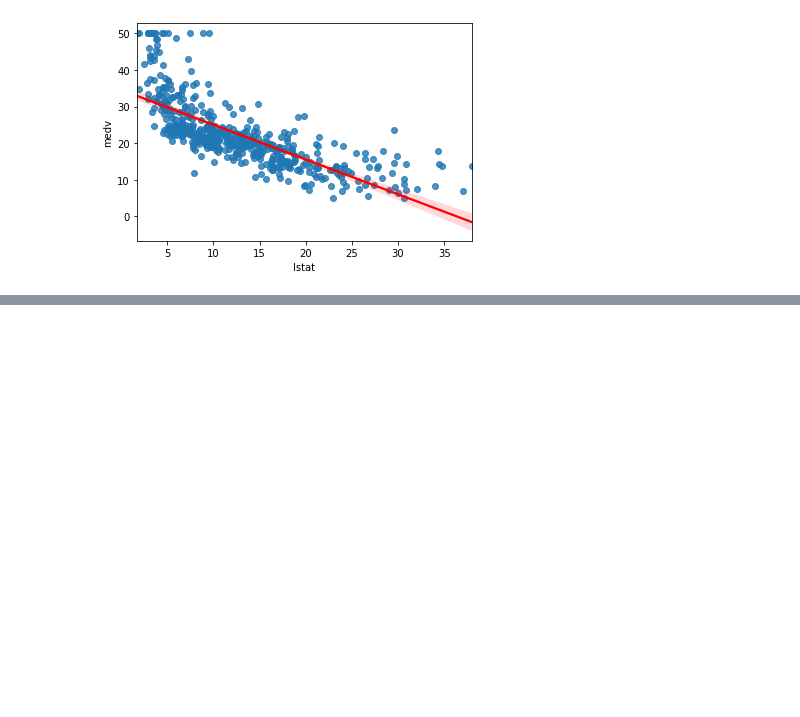
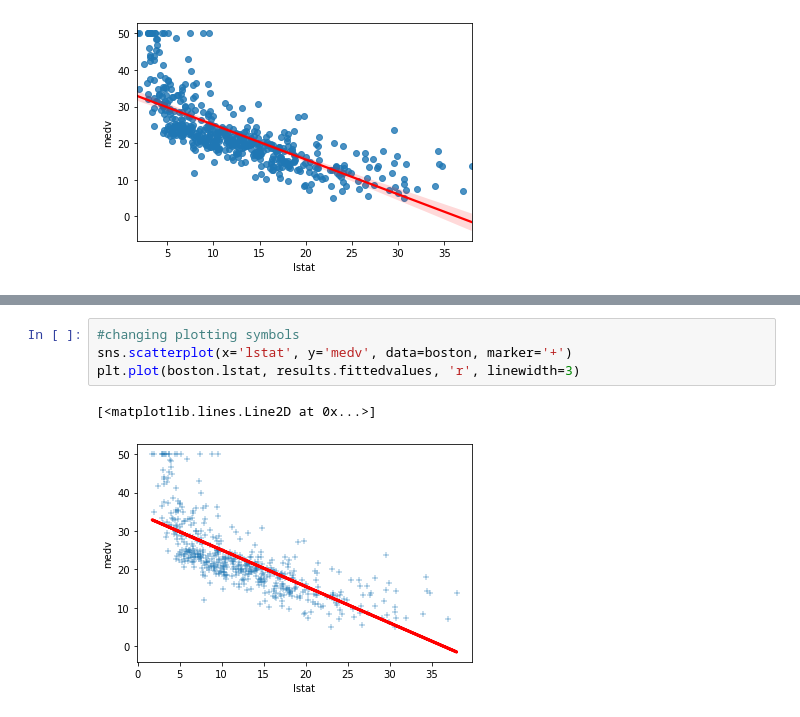
Before and after one commit to JESurzyn/intro_stat_learning_Python, a Jupyter notebook: Chapter_3_Lab.ipynb, the cells around one changed output, grey strips where cells are left out. Drawn from its saved outputs; the diff is of its cells as text; blank space fills up the shorter version.

```diff
--- a/Chapter_3_Lab.ipynb
+++ b/Chapter_3_Lab.ipynb
@@ -113,0 +121,7 @@ sns.regplot(x='lstat', y='medv', data=boston, line_kws = {'color': 'red'})
+# %%
+#changing plotting symbols
+sns.scatterplot(x='lstat', y='medv', data=boston, marker='+')
+plt.plot(boston.lstat, results.fittedvalues, 'r', linewidth=3)
+# %% [output]
+[<matplotlib.lines.Line2D at 0x...>]
+[figure, added]
```
Also changed, not shown: parts of 22 cells of this notebook.
